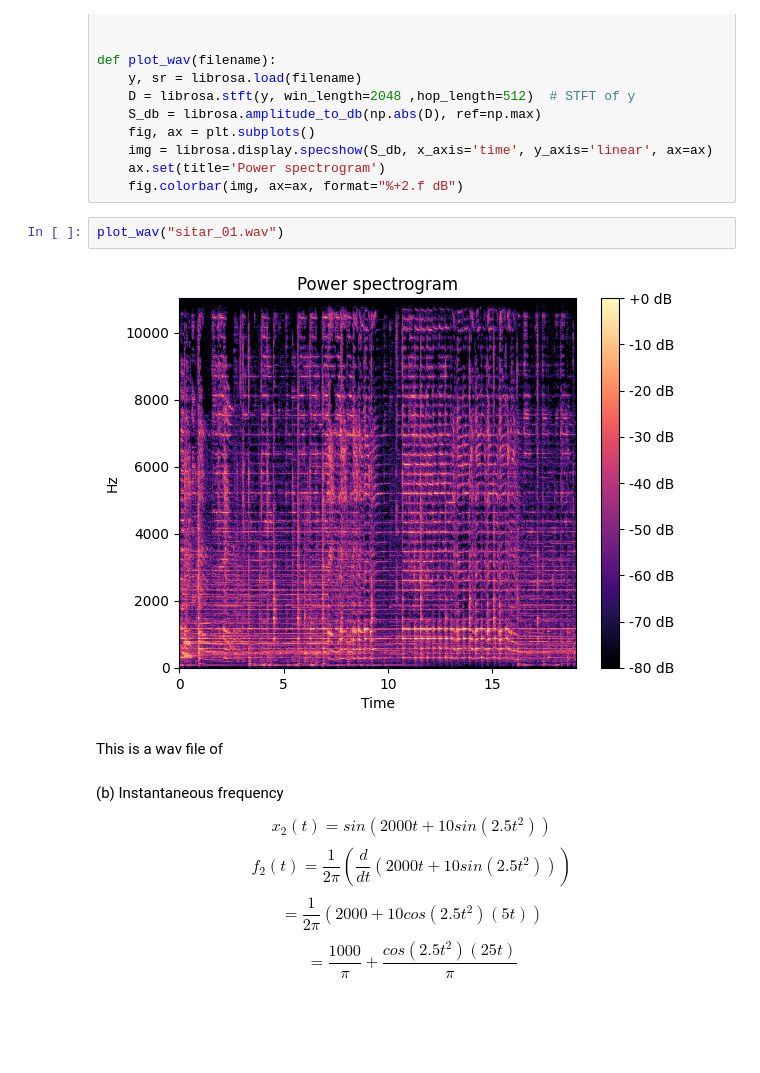
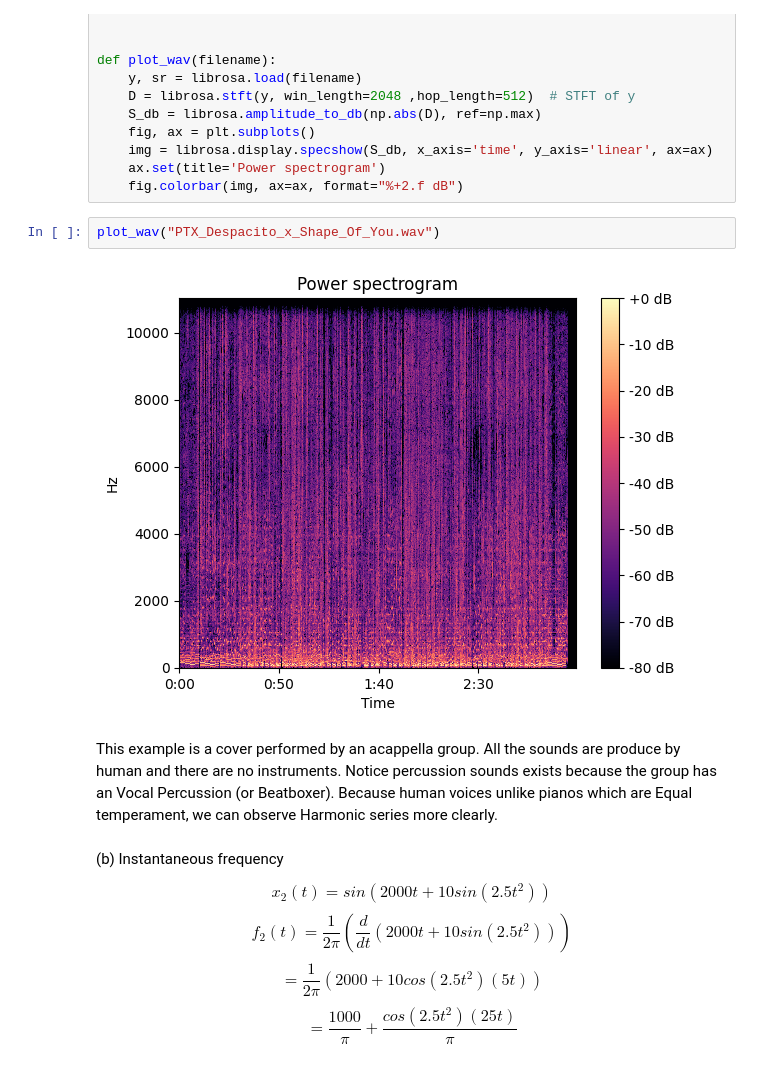
Before and after one commit to HankLiuCode/MIR_HW1, a Jupyter notebook: hw1.ipynb, the cells around one changed output. Saved outputs shown, nothing was run; the diff lists cells and outputs as text; blank space fills up the shorter version.

```diff
--- a/hw1.ipynb
+++ b/hw1.ipynb
@@ -21,11 +21,11 @@ def plot_wav(filename):
     ax.set(title='Power spectrogram')
     fig.colorbar(img, ax=ax, format="%+2.f dB")
 # %%
-plot_wav("sitar_01.wav")
+plot_wav("PTX_Despacito_x_Shape_Of_You.wav")
 # %% [output]
-[figure, old version]
+[figure, new version]
-# %% [markdown]
-This is a wav file of
+# %% [markdown]
+This example is a cover performed by an acappella group. All the sounds are produce by human and there are no instruments. Notice percussion sounds exists because the group has an Vocal Percussion (or Beatboxer). Because human voices unlike pianos which are Equal temperament, we can observe Harmonic series more clearly.
 # %% [markdown]
 (b) Instantaneous frequency
 
```
Also changed, not shown: parts of 10 cells of this notebook, 1 other file.
